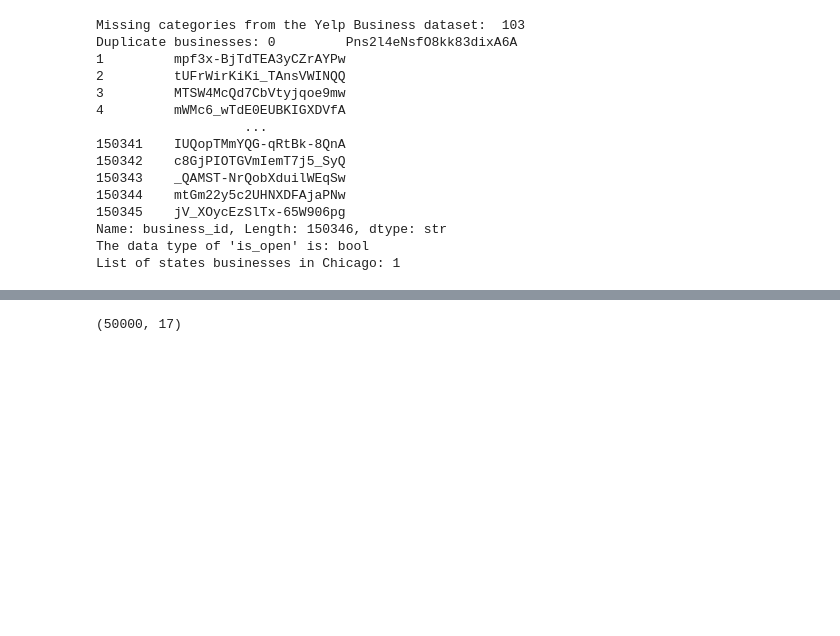
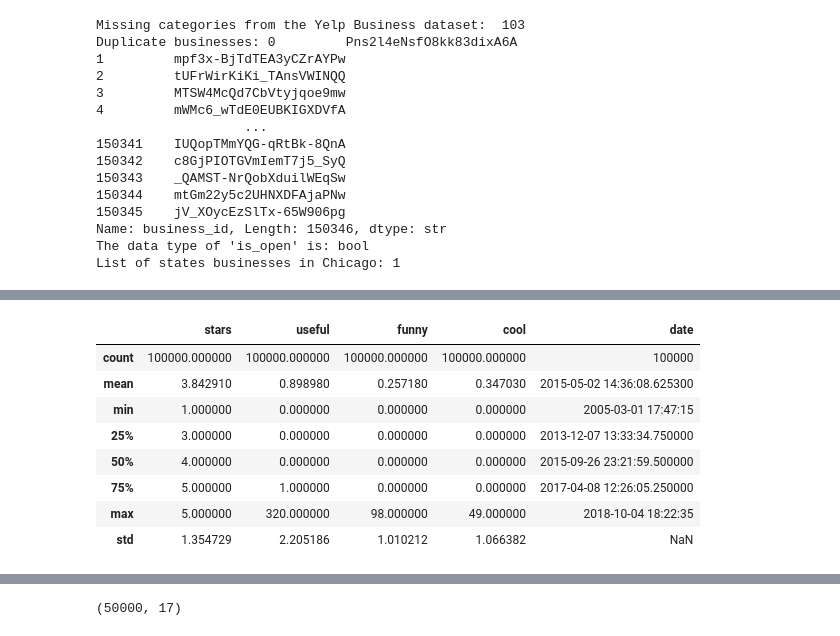
Before and after one commit to IrfanOzmen/CS418_Economic_Trajectories_Group, a Jupyter notebook: EDA_Checkpoint/eda.ipynb, the cells around one changed output, grey strips where cells are left out. Cells and saved outputs as stored; diff of their text form; code cells hidden in the pictures; blank space fills up the shorter version.

Commit message:
what stands out and anomalies for Yelp Review Data

```diff
--- a/EDA_Checkpoint/eda.ipynb
+++ b/EDA_Checkpoint/eda.ipynb
@@ -177,0 +211,13 @@ List of states businesses in Chicago: 1
+# %%
+#Summary Statisctics
+yelp_reviews.describe()
+# %% [output]
+|  | stars | useful | funny | cool | date |
+| count | 100000.000000 | 100000.000000 | 100000.000000 | 100000.000000 | 100000 |
+| mean | 3.842910 | 0.898980 | 0.257180 | 0.347030 | 2015-05-02 14:36:08.625300 |
+| min | 1.000000 | 0.000000 | 0.000000 | 0.000000 | 2005-03-01 17:47:15 |
+| 25% | 3.000000 | 0.000000 | 0.000000 | 0.000000 | 2013-12-07 13:33:34.750000 |
+| 50% | 4.000000 | 0.000000 | 0.000000 | 0.000000 | 2015-09-26 23:21:59.500000 |
+| 75% | 5.000000 | 1.000000 | 0.000000 | 0.000000 | 2017-04-08 12:26:05.250000 |
+| max | 5.000000 | 320.000000 | 98.000000 | 49.000000 | 2018-10-04 18:22:35 |
+| std | 1.354729 | 2.205186 | 1.010212 | 1.066382 | NaN |
```
Also changed, not shown: parts of 9 cells of this notebook.
